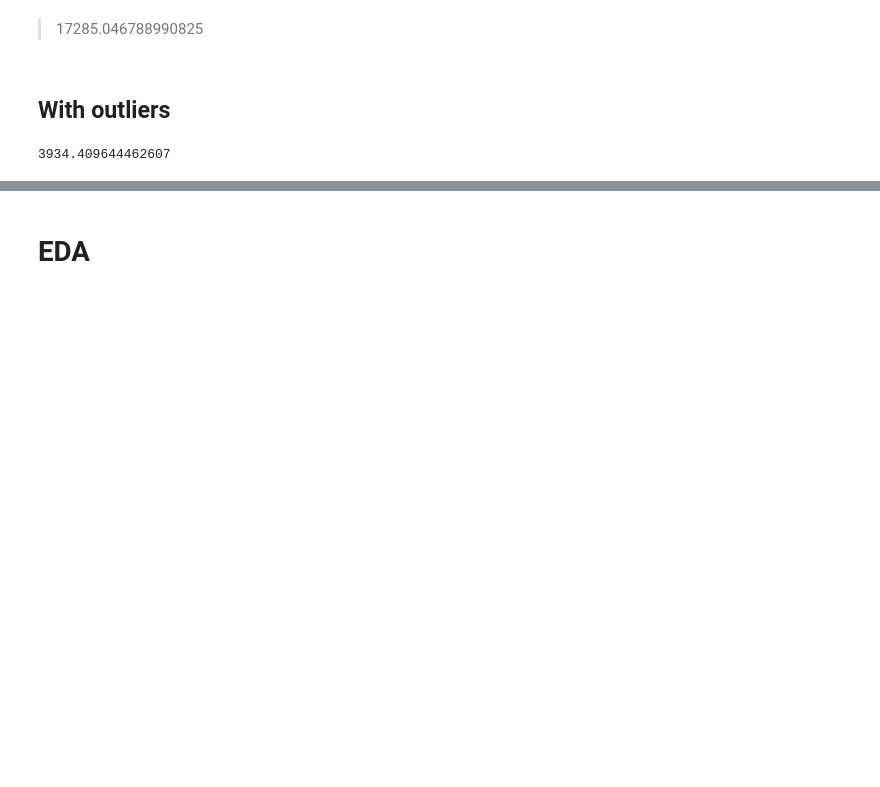
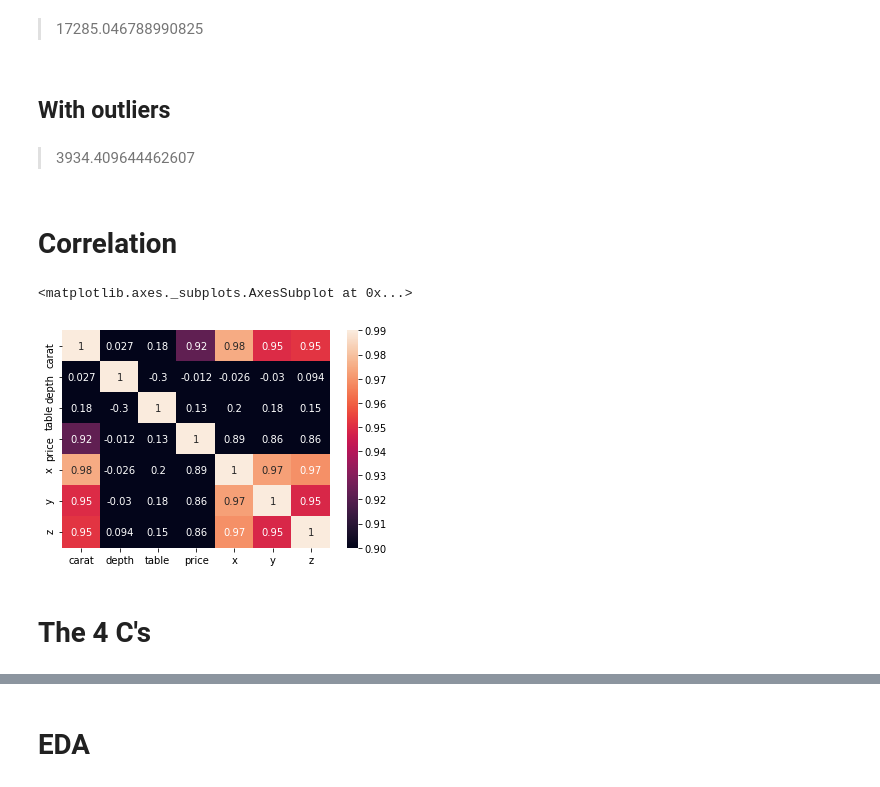
Before and after one commit to evefalcao/hw_linear-regression, a Jupyter notebook: p5-diamonds_pricing.ipynb, the cells around one changed output, grey strips where cells are left out. Drawn from its saved outputs; the diff is of its cells as text; code cells hidden in the pictures; blank space fills up the shorter version.

```diff
--- a/p5-diamonds_pricing.ipynb
+++ b/p5-diamonds_pricing.ipynb
@@ -8,3 +9,3 @@ from sklearn.metrics import mean_squared_error
 # %%
-diamonds = pd.read_csv('./kickoff/diamonds.csv')
+diamonds = pd.read_csv('./kickoff/diamonds.csv').reset_index(drop=True)
 # %%
@@ -17,7 +21,15 @@ ricks_diamonds = pd.read_csv('./kickoff/rick_diamonds.csv')
 > 17285.046788990825
 # %% [markdown]
 ## With outliers
-# %%
-diamonds.price.mean()
-# %% [output]
-3934.409644462607
+# %% [markdown]
+> 3934.409644462607
+# %% [markdown]
+# Correlation
+# %%
+corr = diamonds.corr()
+sns.heatmap(corr, vmin=0.9, vmax=0.99, annot=True)
+# %% [output]
+<matplotlib.axes._subplots.AxesSubplot at 0x...>
+[figure, added]
+# %% [markdown]
+# The 4 C's
```
Also changed, not shown: parts of 39 cells of this notebook.
